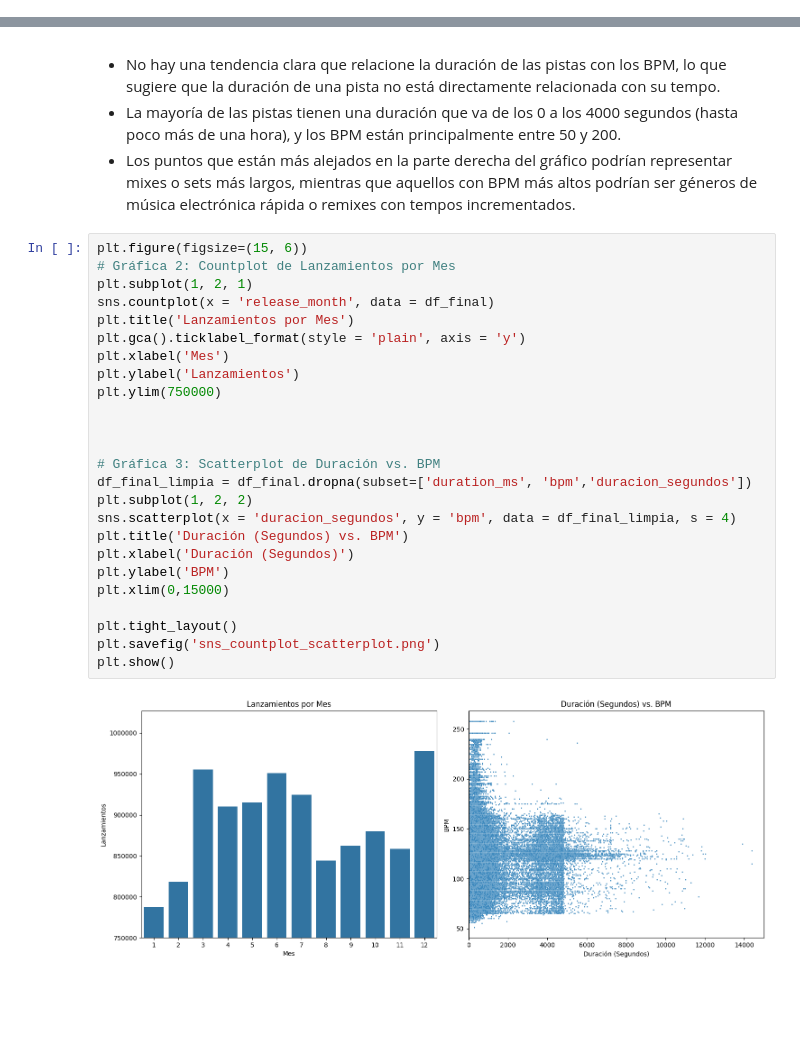
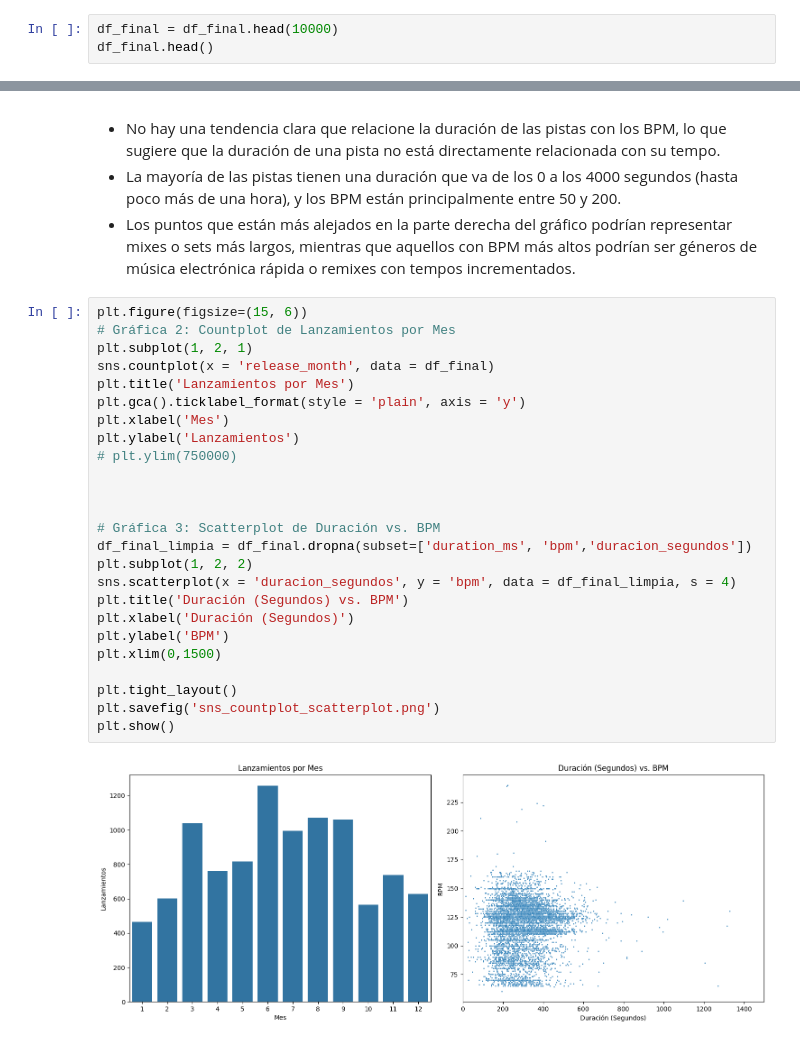
Before and after one commit to SantiagoSierraIba/coderhouse_data_science, a Jupyter notebook: visualizacionSierraIbanez.ipynb, the cells around one changed output, grey strips where cells are left out. Drawn from its saved outputs; the diff is of its cells as text; blank space fills up the shorter version.

```diff
--- a/visualizacionSierraIbanez.ipynb
+++ b/visualizacionSierraIbanez.ipynb
@@ -52,0 +47,3 @@ df_final.describe()
+# %%
+df_final = df_final.head(10000)
+df_final.head()
@@ -291,27 +336,27 @@ Name: count, dtype: int64
 # %%
 plt.figure(figsize=(15, 6))
 # Gráfica 2: Countplot de Lanzamientos por Mes
 plt.subplot(1, 2, 1)
 sns.countplot(x = 'release_month', data = df_final)
 plt.title('Lanzamientos por Mes')
 plt.gca().ticklabel_format(style = 'plain', axis = 'y')
 plt.xlabel('Mes')
 plt.ylabel('Lanzamientos')
-plt.ylim(750000)
+# plt.ylim(750000)
 
 
 
 # Gráfica 3: Scatterplot de Duración vs. BPM
 df_final_limpia = df_final.dropna(subset=['duration_ms', 'bpm','duracion_segundos'])
 plt.subplot(1, 2, 2)
 sns.scatterplot(x = 'duracion_segundos', y = 'bpm', data = df_final_limpia, s = 4)
 plt.title('Duración (Segundos) vs. BPM')
 plt.xlabel('Duración (Segundos)')
 plt.ylabel('BPM')
-plt.xlim(0,15000)
+plt.xlim(0,1500)
 
 plt.tight_layout()
 plt.savefig('sns_countplot_scatterplot.png')
 plt.show()
 # %% [output]
-[figure, old version]
+[figure, new version]
```
Also changed, not shown: parts of 17 cells of this notebook, 6 other files.
